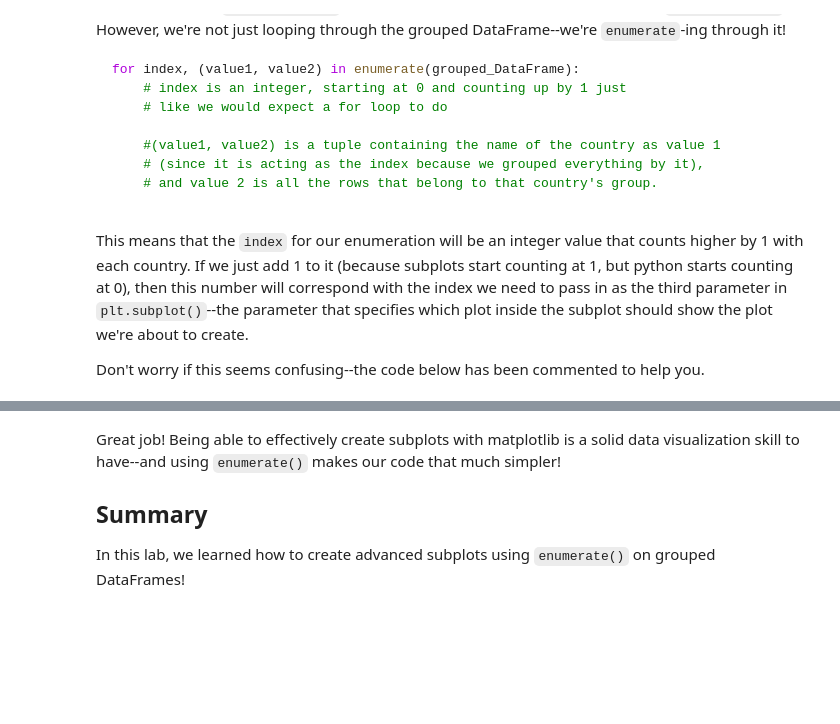
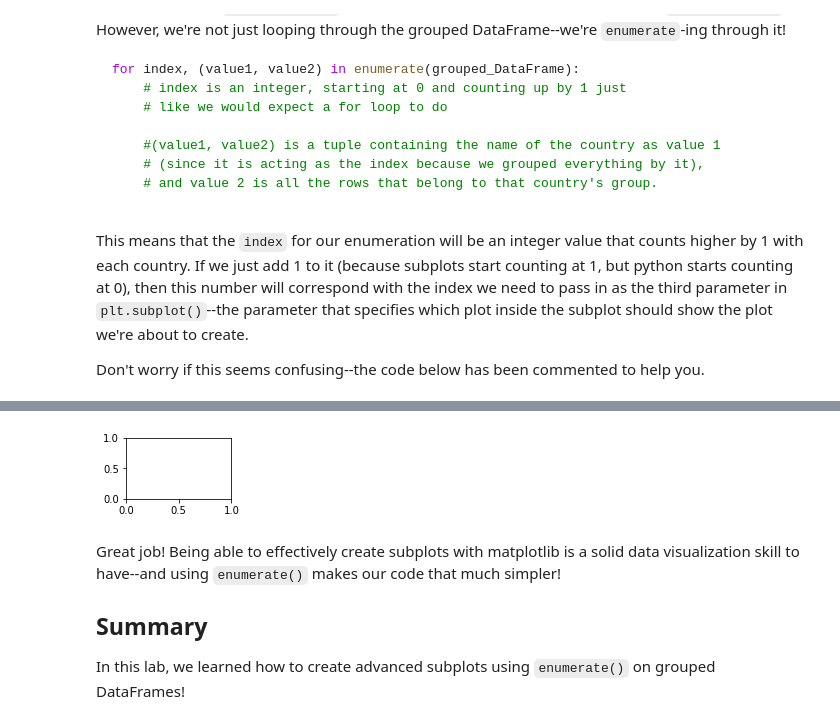
Before and after one commit to zaborowm/dsc-subplots-and-enumeration-lab-nyc-ds-career-042219, a Jupyter notebook: index.ipynb, the cells around one changed output, grey strips where cells are left out. Cells and saved outputs as stored; diff of their text form; code cells hidden in the pictures; blank space fills up the shorter version.

```diff
--- a/index.ipynb
+++ b/index.ipynb
@@ -237,5 +237,5 @@ for countryname, population in enumerate(grouped_df):
     population.plot(x='Year', y='Value', ax=ax, legend=False)
 
     # Set the title of each plot, so we know which country it represents
-    ax.set_title()
+    ax.set_title('test')
 # %% [output]
@@ -243,3 +243,4 @@ SyntaxError: can't assign to keyword (<ipython-input-13-fa67d7d691c5>, line 9)
+[figure, added]
 # %% [markdown]
 Great job! Being able to effectively create subplots with matplotlib is a solid data visualization skill to have--and using `enumerate()` makes our code that much simpler!
 
```
Also changed, not shown: parts of 1 cell of this notebook.
